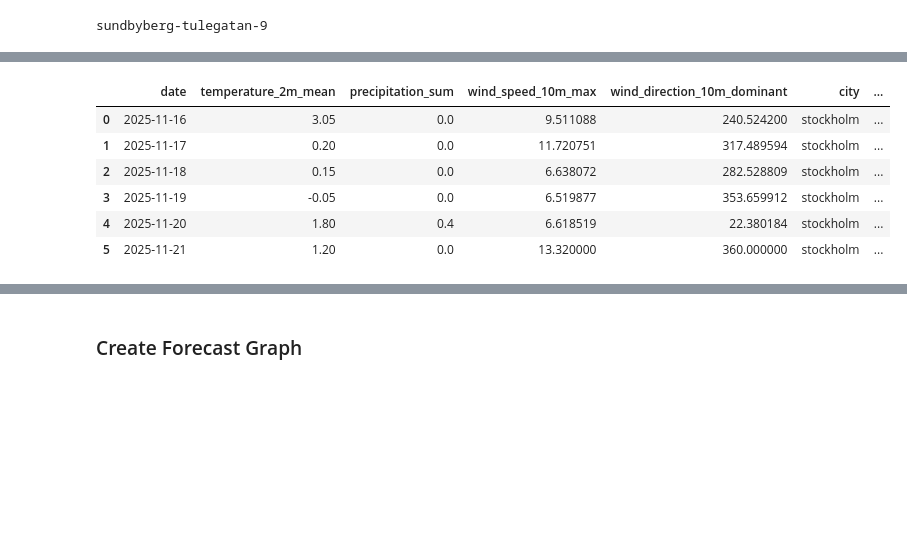
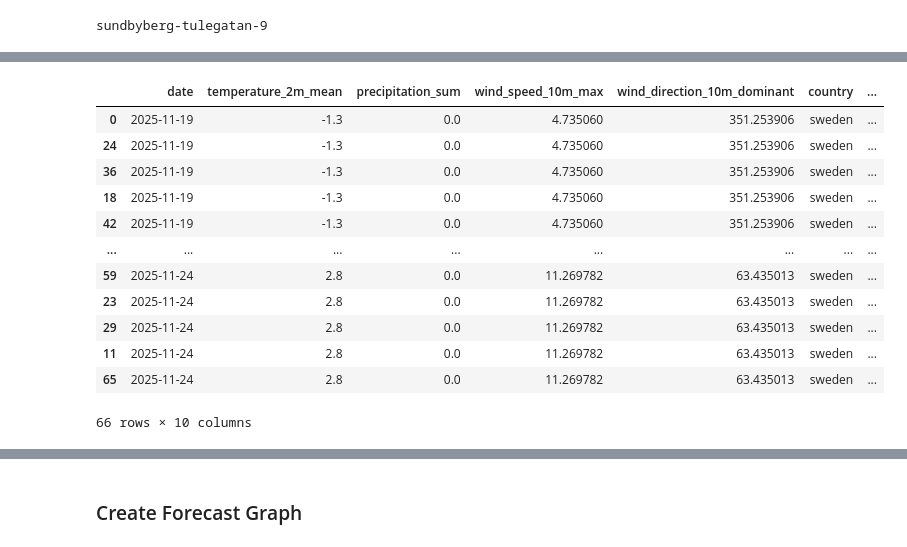
Before and after one commit to ltumat/AirQualityPrediction, a Jupyter notebook: backend/notebooks/model_predict.ipynb, the cells around one changed output, grey strips where cells are left out. Saved outputs shown, nothing was run; the diff lists cells and outputs as text; code cells hidden in the pictures; blank space fills up the shorter version.

```diff
--- a/backend/notebooks/model_predict.ipynb
+++ b/backend/notebooks/model_predict.ipynb
@@ -61,7 +61,7 @@ sundbyberg-tulegatan-9
 mr = project.get_model_registry()
 
 retrieved_model = mr.get_model(
-    name="air_quality_xgboost_model" + "_" + lag_feature + "_"  + country + "_" + city + "_" + street_new,
+    name="air_quality_xgboost_model_general",
     version=1,
 )
 
@@ -83,7 +84,7 @@ retrieved_model.training_metrics
 # retrieved_xgboost_model = joblib.load(saved_model_dir + "/xgboost_regressor.pkl")
 retrieved_xgboost_model = XGBRegressor()
 
-retrieved_xgboost_model.load_model(saved_model_dir + "/model" + "_"  + country + "_" + city + "_" + street_new + ".json")
+retrieved_xgboost_model.load_model(saved_model_dir + "/model_all_sensors.json")
 
 # Displaying the retrieved XGBoost regressor model
 retrieved_xgboost_model
@@ -132,5 +133,12 @@ Finished: Reading data from Hopsworks, using Hopsworks Feature Query Service (1.
 # %%
+import yaml
+with open(f"{project_root}/backend/sensors/sensors.yml", "r") as f:
+    config = yaml.safe_load(f)
+
+prediction_list = []
+
 if lag_feature == 'pm25':
+    # not implemented, do not call ts
     weather_all = weather_fg.filter(weather_fg.date >= today).read()
     weather_all["date"] = pd.to_datetime(weather_all["date"]).dt.tz_localize(None)
     batch_data = weather_all[
@@ -140,17 +148,22 @@ if lag_feature == 'pm25':
     batch_data['predicted_pm25'] = retrieved_xgboost_model.predict(
         batch_data[['temperature_2m_mean', 'precipitation_sum', 'wind_speed_10m_max', 'wind_direction_10m_dominant']]
     )
-    batch_data
+    prediction_list.append(batch_data)
 else:
-    batch_data = util.predict_pm25_with_single_feature(
-        model=retrieved_xgboost_model,
-        weather_fg=weather_fg,
-        air_quality_fg=air_quality_fg,
-        country=country,
-        city=city,
-        street=street,
-        today=today,
-        feature_name=lag_feature
-    )
-    batch_data
+    aq_hist = air_quality_fg.read()
+    weather_all = weather_fg.filter(weather_fg.date >= today).read()
+    for sensor in config["sensors"]:
+        batch_data = util.predict_pm25_with_single_feature(
+            model=retrieved_xgboost_model,
+            weather_fg=weather_all,
+            air_quality_fg=aq_hist,
+            country=sensor['country'],
+            city=sensor['city'],
+            street=sensor['street'],
+            today=today,
+            feature_name=lag_feature
+        )
+        prediction_list +=batch_data
+
+    batch_data = pd.DataFrame(prediction_list)
 # %% [output]
@@ -191,19 +192,20 @@ memory usage: 348.0+ bytes
 # %%
-batch_data['street'] = street
-batch_data['city'] = city
-batch_data['country'] = country
-# Fill in the number of days before the date on which you made the forecast (base_date)
-batch_data['days_before_forecast_day'] = range(1, len(batch_data)+1)
 batch_data = batch_data.sort_values(by=['date'])
 batch_data
 # %% [output]
-|  | date | temperature_2m_mean | precipitation_sum | wind_speed_10m_max | wind_direction_10m_dominant | city | ... |
-| 0 | 2025-11-16 | 3.05 | 0.0 | 9.511088 | 240.524200 | stockholm | ... |
-| 1 | 2025-11-17 | 0.20 | 0.0 | 11.720751 | 317.489594 | stockholm | ... |
-| 2 | 2025-11-18 | 0.15 | 0.0 | 6.638072 | 282.528809 | stockholm | ... |
-| 3 | 2025-11-19 | -0.05 | 0.0 | 6.519877 | 353.659912 | stockholm | ... |
-| 4 | 2025-11-20 | 1.80 | 0.4 | 6.618519 | 22.380184 | stockholm | ... |
-| 5 | 2025-11-21 | 1.20 | 0.0 | 13.320000 | 360.000000 | stockholm | ... |
+|  | date | temperature_2m_mean | precipitation_sum | wind_speed_10m_max | wind_direction_10m_dominant | country | ... |
+| 0 | 2025-11-19 | -1.3 | 0.0 | 4.735060 | 351.253906 | sweden | ... |
+| 24 | 2025-11-19 | -1.3 | 0.0 | 4.735060 | 351.253906 | sweden | ... |
+| 36 | 2025-11-19 | -1.3 | 0.0 | 4.735060 | 351.253906 | sweden | ... |
+| 18 | 2025-11-19 | -1.3 | 0.0 | 4.735060 | 351.253906 | sweden | ... |
+| 42 | 2025-11-19 | -1.3 | 0.0 | 4.735060 | 351.253906 | sweden | ... |
+| ... | ... | ... | ... | ... | ... | ... | ... |
+| 59 | 2025-11-24 | 2.8 | 0.0 | 11.269782 | 63.435013 | sweden | ... |
+| 23 | 2025-11-24 | 2.8 | 0.0 | 11.269782 | 63.435013 | sweden | ... |
+| 29 | 2025-11-24 | 2.8 | 0.0 | 11.269782 | 63.435013 | sweden | ... |
+| 11 | 2025-11-24 | 2.8 | 0.0 | 11.269782 | 63.435013 | sweden | ... |
+| 65 | 2025-11-24 | 2.8 | 0.0 | 11.269782 | 63.435013 | sweden | ... |
+66 rows × 10 columns
 # %%
 batch_data.info()
 # %% [output]
```
Also changed, not shown: parts of 20 cells of this notebook, 43 other files.
